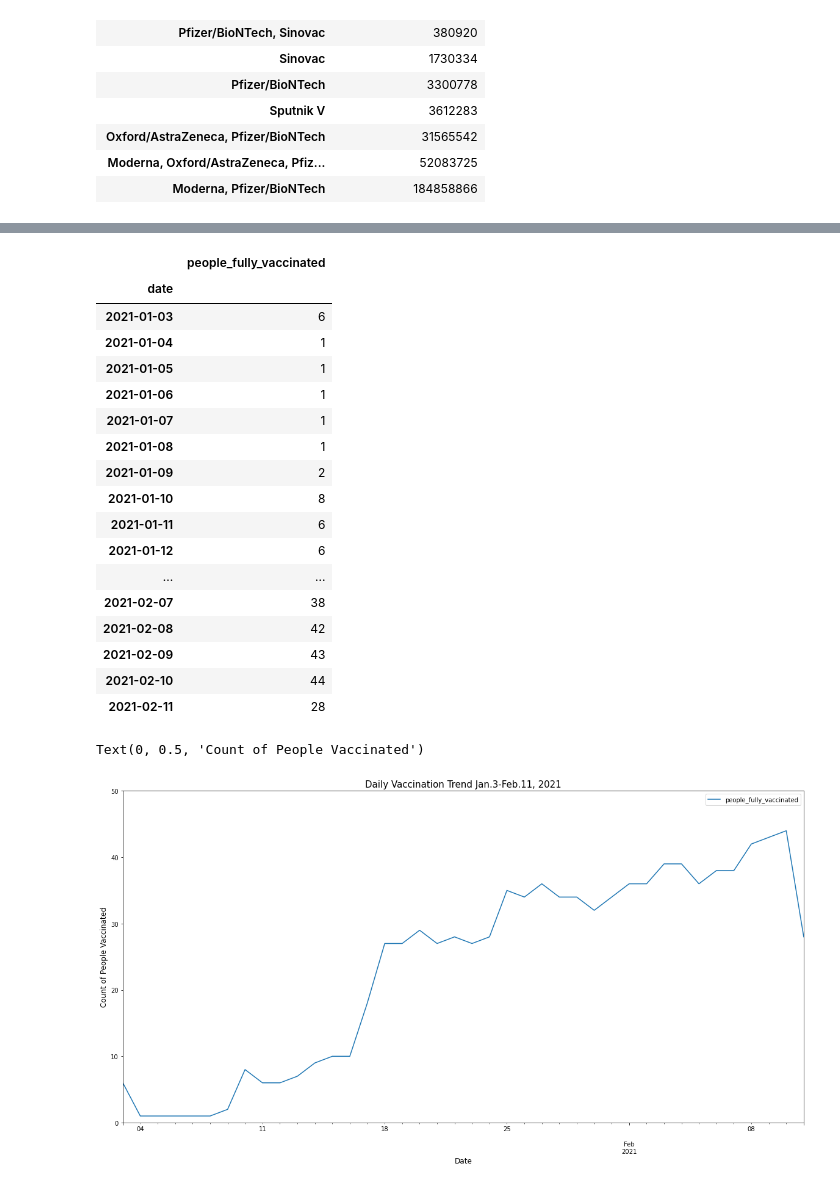
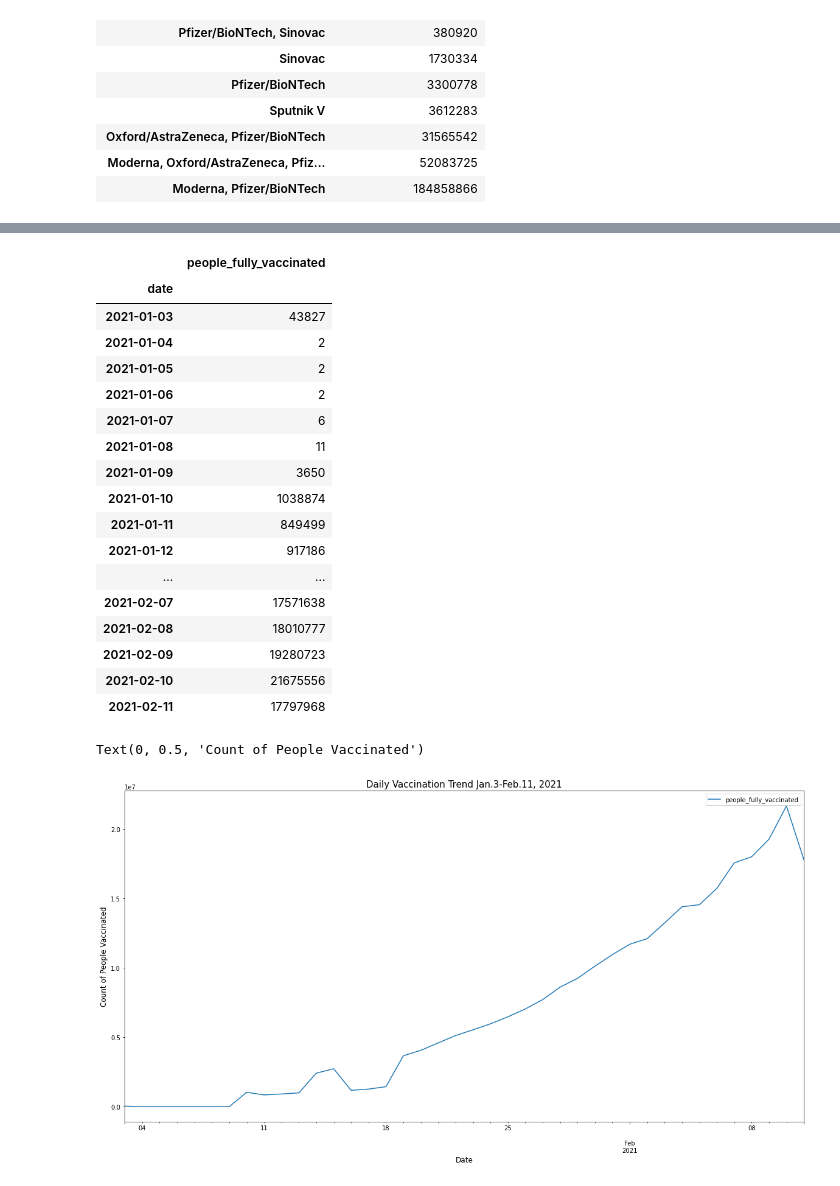
Before and after one commit to mcasiano1/Project-1, a Jupyter notebook: Final Data/final_analysis.ipynb, the cells around one changed output, grey strips where cells are left out. Cells and saved outputs as stored; diff of their text form; code cells hidden in the pictures.

```diff
--- a/Final Data/final_analysis.ipynb
+++ b/Final Data/final_analysis.ipynb
@@ -192,42 +215,47 @@ Text(0, 0.5, 'Sum of Vaccine')
 # %%
 #People fully vaccinated counts with date chrono order x axis
+# Graph Type:  Line Graph
+
+#Create new DF that only contains country, date and people_fully_vaccinated columns and remove 0 from people_fully_vaccinated
 daily_vac=covid_df[["date","country","people_fully_vaccinated"]].copy()
 daily_vac=daily_vac[daily_vac["people_fully_vaccinated"] !=0]
 
+#Convert dates to actual dates for my DF
 daily_vac["date"]=pd.to_datetime(daily_vac["date"])
 
-filtered_no_zero_daily=daily_vac.groupby(["date"])["people_fully_vaccinated"].count()
+filtered_no_zero_daily=daily_vac.groupby(["date"])["people_fully_vaccinated"].sum()
 filtered_no_zero_daily_df=pd.DataFrame(filtered_no_zero_daily)
 filtered_no_zero_daily_df
 
+#Create a sorted DF
 fil_no_zero_daily_sort=filtered_no_zero_daily_df.sort_values("date")
 fil_no_zero_daily_sort
 # %% [output]
 |  | people_fully_vaccinated |
 | date |  |
-| 2021-01-03 | 6 |
-| 2021-01-04 | 1 |
-| 2021-01-05 | 1 |
-| 2021-01-06 | 1 |
-| 2021-01-07 | 1 |
-| 2021-01-08 | 1 |
-| 2021-01-09 | 2 |
-| 2021-01-10 | 8 |
-| 2021-01-11 | 6 |
-| 2021-01-12 | 6 |
+| 2021-01-03 | 43827 |
+| 2021-01-04 | 2 |
+| 2021-01-05 | 2 |
+| 2021-01-06 | 2 |
+| 2021-01-07 | 6 |
+| 2021-01-08 | 11 |
+| 2021-01-09 | 3650 |
+| 2021-01-10 | 1038874 |
+| 2021-01-11 | 849499 |
+| 2021-01-12 | 917186 |
 | ... | ... |
-| 2021-02-07 | 38 |
-| 2021-02-08 | 42 |
-| 2021-02-09 | 43 |
-| 2021-02-10 | 44 |
-| 2021-02-11 | 28 |
+| 2021-02-07 | 17571638 |
+| 2021-02-08 | 18010777 |
+| 2021-02-09 | 19280723 |
+| 2021-02-10 | 21675556 |
+| 2021-02-11 | 17797968 |
 # %%
 #Graph the results
 fil_no_zero_daily_sort.plot.line(figsize=(20,10))
 plt.title("Daily Vaccination Trend Jan.3-Feb.11, 2021", fontsize=15)
-plt.ylim(0,50)
+#plt.ylim(0,50)
 plt.xlabel("Date", fontsize=12)
 plt.ylabel("Count of People Vaccinated", fontsize=12)
 # %% [output]
 Text(0, 0.5, 'Count of People Vaccinated')
-[figure, old version]
+[figure, new version]
```
Also changed, not shown: parts of 10 cells of this notebook.
